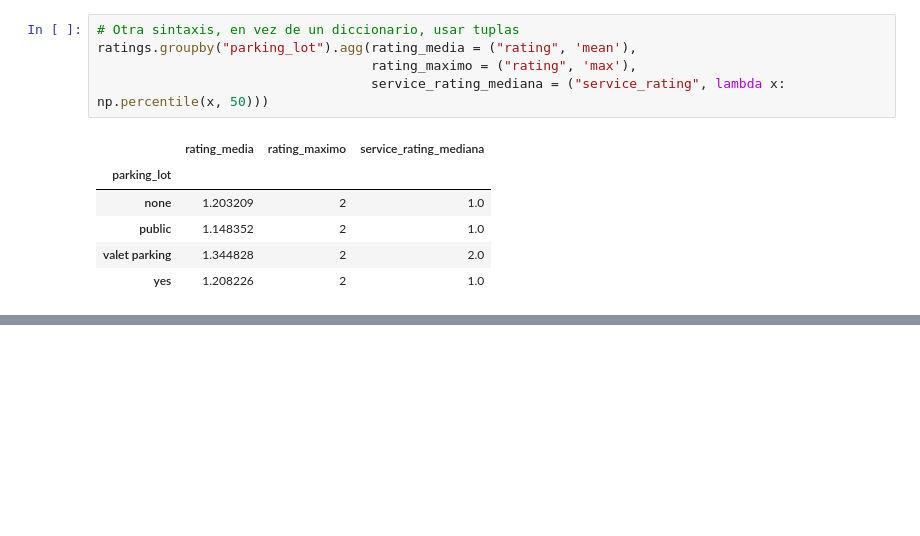
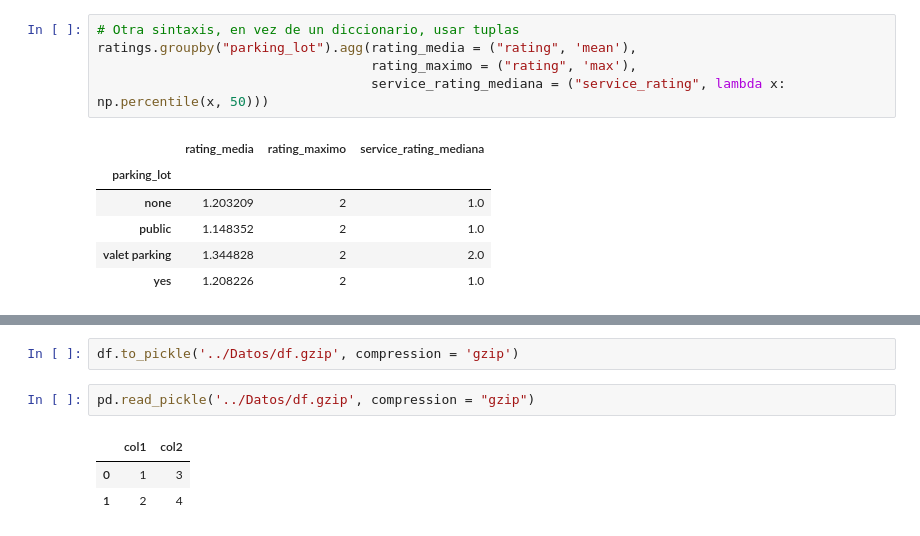
Before and after one commit to lgomezt/Intro_Python, a Jupyter notebook: Introducción al análisis de datos en Python/Modulo 2. Pandas/Scripts/Sesión 6. Merge y Group By.ipynb, the cells around one changed output, grey strips where cells are left out. Cells and saved outputs as stored; diff of their text form; blank space fills up the shorter version.

```diff
--- a/Introducción al análisis de datos en Python/Modulo 2. Pandas/Scripts/Sesión 6. Merge y Group By.ipynb
+++ b/Introducción al análisis de datos en Python/Modulo 2. Pandas/Scripts/Sesión 6. Merge y Group By.ipynb
@@ -586,0 +622,8 @@ ratings.groupby("parking_lot")[["rating", "food_rating", "service_rating"]].desc
+# %%
+df.to_pickle('../Datos/df.gzip', compression = 'gzip')
+# %%
+pd.read_pickle('../Datos/df.gzip', compression = "gzip")
+# %% [output]
+|  | col1 | col2 |
+| 0 | 1 | 3 |
+| 1 | 2 | 4 |
```
Also changed, not shown: parts of 12 cells of this notebook, 44 other files.
